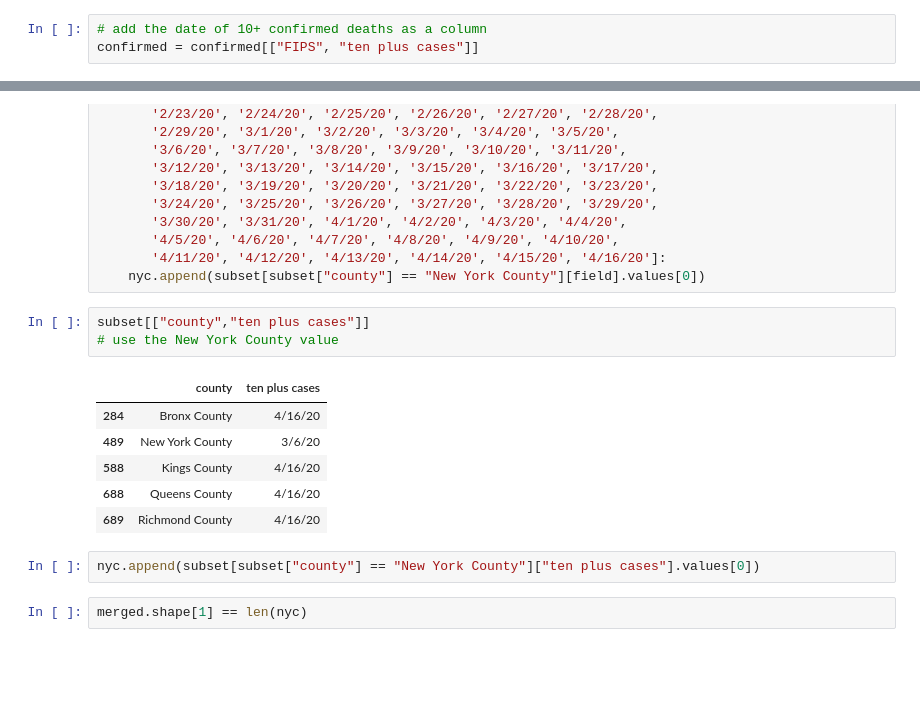
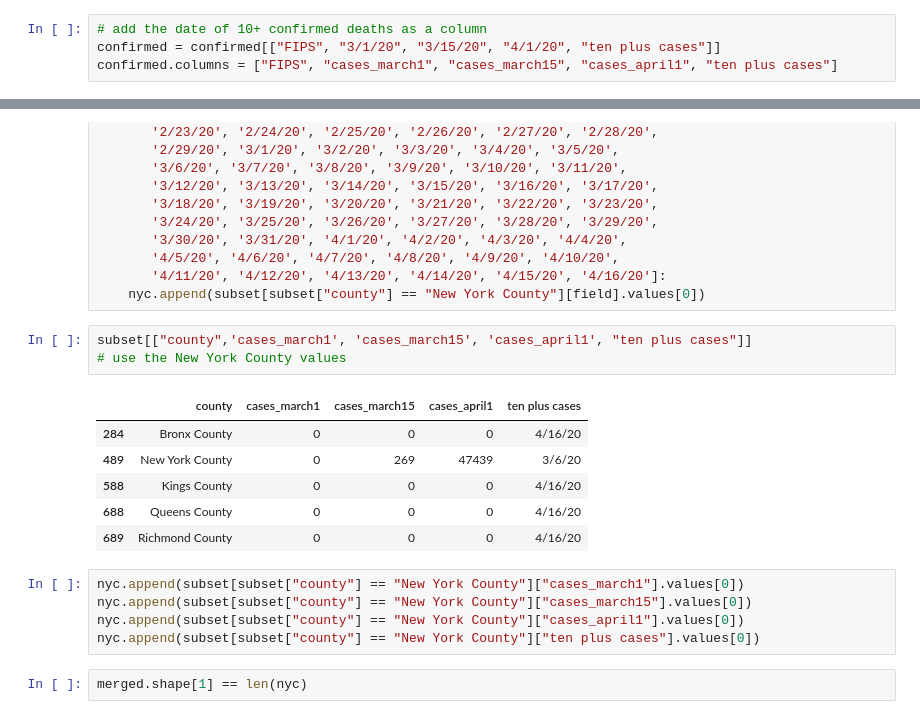
Before and after one commit to aejurgensen/Covid-19, a Jupyter notebook: data/covid_data.ipynb, the cells around one changed output, grey strips where cells are left out. Drawn from its saved outputs; the diff is of its cells as text; blank space fills up the shorter version.

Commit message:
added confirmed case numbers from 3 dates to data

```diff
--- a/data/covid_data.ipynb
+++ b/data/covid_data.ipynb
@@ -185,6 +212,7 @@ merged = merged.drop(['UID', 'iso2', 'iso3', 'code3', 'Admin2', 'Province_State'
 # %%
 # add the date of 10+ confirmed deaths as a column
-confirmed = confirmed[["FIPS", "ten plus cases"]]
+confirmed = confirmed[["FIPS", "3/1/20", "3/15/20", "4/1/20", "ten plus cases"]]
+confirmed.columns = ["FIPS", "cases_march1", "cases_march15", "cases_april1", "ten plus cases"]
 # %%
 merged = pd.merge(merged, confirmed, how='inner', on="FIPS",
                  left_index=False, right_index=False)
@@ -334,17 +362,20 @@ for field in ['order started', '1/22/20', '1/23/20',
        '4/11/20', '4/12/20', '4/13/20', '4/14/20', '4/15/20', '4/16/20']:
     nyc.append(subset[subset["county"] == "New York County"][field].values[0])
 # %%
-subset[["county","ten plus cases"]]
-# use the New York County value
+subset[["county",'cases_march1', 'cases_march15', 'cases_april1', "ten plus cases"]]
+# use the New York County values
 # %% [output]
-|  | county | ten plus cases |
-| 284 | Bronx County | 4/16/20 |
-| 489 | New York County | 3/6/20 |
-| 588 | Kings County | 4/16/20 |
-| 688 | Queens County | 4/16/20 |
-| 689 | Richmond County | 4/16/20 |
+|  | county | cases_march1 | cases_march15 | cases_april1 | ten plus cases |
+| 284 | Bronx County | 0 | 0 | 0 | 4/16/20 |
+| 489 | New York County | 0 | 269 | 47439 | 3/6/20 |
+| 588 | Kings County | 0 | 0 | 0 | 4/16/20 |
+| 688 | Queens County | 0 | 0 | 0 | 4/16/20 |
+| 689 | Richmond County | 0 | 0 | 0 | 4/16/20 |
-# %%
-nyc.append(subset[subset["county"] == "New York County"]["ten plus cases"].values[0])
+# %%
+nyc.append(subset[subset["county"] == "New York County"]["cases_march1"].values[0])
+nyc.append(subset[subset["county"] == "New York County"]["cases_march15"].values[0])
+nyc.append(subset[subset["county"] == "New York County"]["cases_april1"].values[0])
+nyc.append(subset[subset["county"] == "New York County"]["ten plus cases"].values[0])
 # %%
 merged.shape[1] == len(nyc)
 # %% [output]
```
Also changed, not shown: parts of 9 cells of this notebook, 2 other files.
